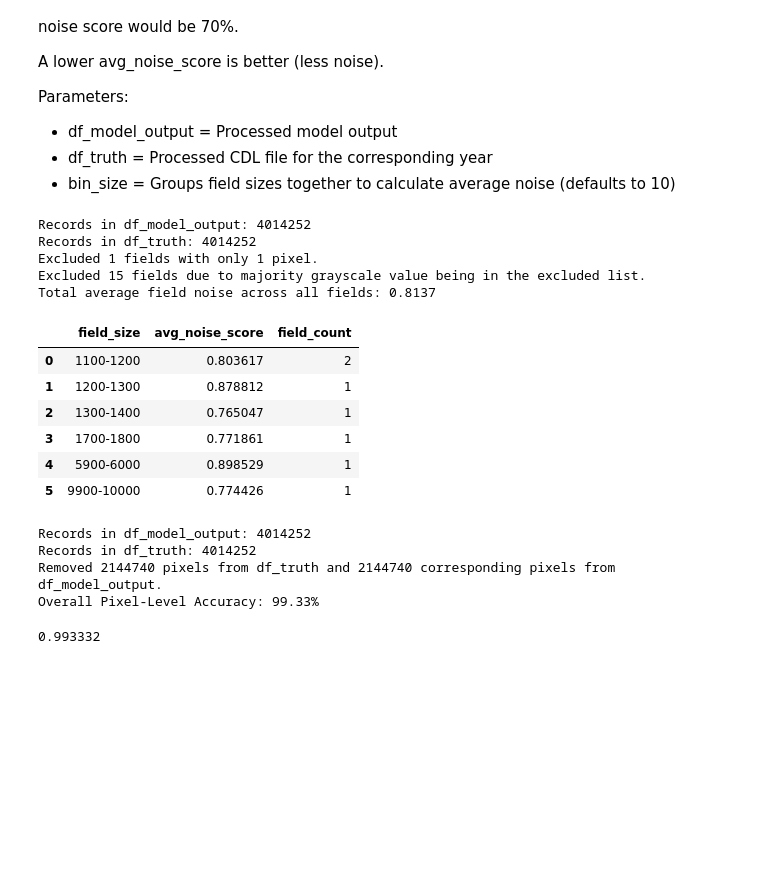
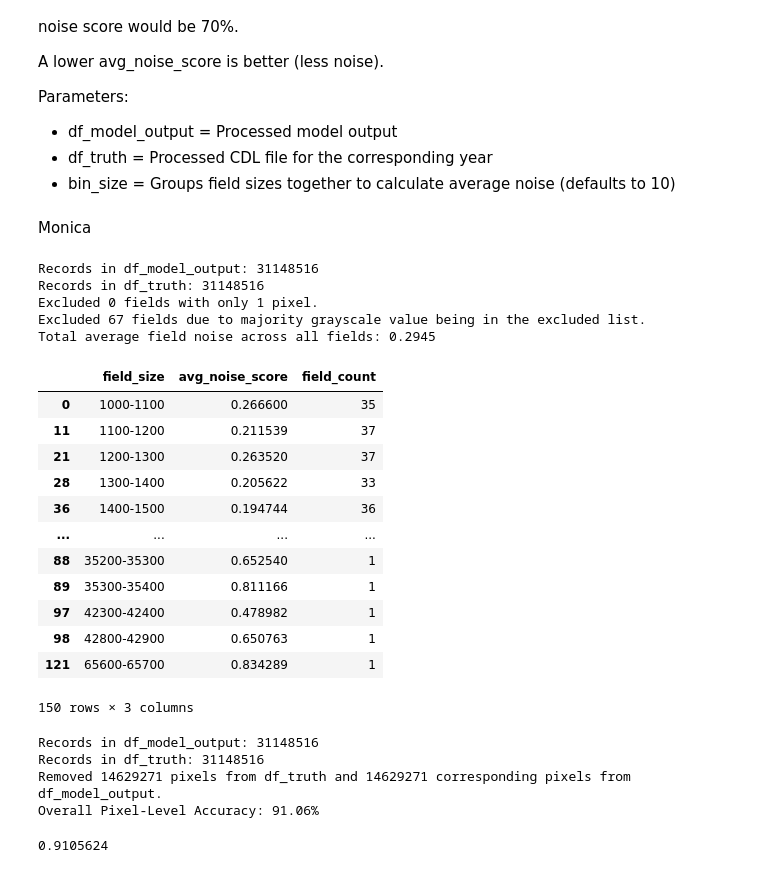
Before and after one commit to lingyundai/DAEN690-Team-Satellite-FBI, a Jupyter notebook: src/accuracy_calculator.ipynb, the cells around one changed output. Drawn from its saved outputs; the diff is of its cells as text; code cells hidden in the pictures; blank space fills up the shorter version.

```diff
--- a/src/accuracy_calculator.ipynb
+++ b/src/accuracy_calculator.ipynb
@@ -30,7 +30,7 @@ from PIL import Image
 from scipy.ndimage import generic_filter
 # %%
 # Load Reference CDL Images
-reference_tif_2019 = "2019_cdl_clipped.tif"
+reference_tif_2019 = "2019cdl_matched2sentinel.tif"
 reference_tif_2020 = "2020_cdl_clipped.tif"
 reference_tif_2021 = "2021_cdl_clipped.tif"
 reference_tif_2022 = "2022_cdl_clipped.tif"
@@ -387,24 +387,20 @@ This code will define functions that will process a grayscale model output tif i
 # %%
 #Define function to process model output
 def label_satelite_pixels(model_output_tif):
-    # Define target CDL dimensions (height, width)
-    target_shape = (1674, 2398)
+    with rasterio.open(model_output_tif) as src:
+        band = src.read(1).astype(np.uint8)  # Read and convert to uint8 if needed
 
-    with rasterio.open(model_output_tif) as src:
-        band = src.read(1).astype(np.float32)  # Read and convert to float for resizing
-
-        # Resize band to match CDL dimensions
-        band_resized = resize(band, target_shape, order=0, preserve_range=True, anti_aliasing=False).astype(np.uint8)
+        # Get original dimensions
+        height, width = band.shape
 
     # Generate x and y coordinate arrays
-    height, width = target_shape
     x_coords, y_coords = np.meshgrid(np.arange(width), np.arange(height))
 
     # Flatten and create DataFrame
     df = pd.DataFrame({
         'x': x_coords.flatten(),
         'y': y_coords.flatten(),
-        'grayscale_value': band_resized.flatten()
+        'grayscale_value': band.flatten()
     })
 
     return df
@@ -465,7 +461,7 @@ def process_model_output (df: pd.DataFrame, model_output_tif):
         # Ensure next field ID does not overlap
         field_counter = field_labels.max() + 1
 
-    return df
+    return df, field_labels
 # %% [markdown]
 ## Step 3 - Create Accuracy Calculators
 # %% [markdown]
@@ -608,9 +604,9 @@ def compute_pixel_level_accuracy(df_model_output, df_truth, exclude_values):
 This section of code performs the accuracy calculation. The model_output and df_truth variables in the cell below should be changed by the user to reference your model output image and associated CDL image that you want to compare it to.
 # %%
 # First, process your model output
-model_output = "monica.tif" #Replace monica.tif with your model output tif file
-df_truth = field_label_df_2020_with_filter #Replace with cdl year you want to compare to
-df_model_output = process_model_output((label_satelite_pixels(model_output)), model_output)
+model_output = "lin.tif" #Replace monica.tif with your model output tif file
+df_truth = field_label_df_2019_with_filter #Replace with cdl year you want to compare to
+df_model_output, field_labels = process_model_output((label_satelite_pixels(model_output)), model_output)
 # %% [markdown]
 Calculator 1 - Field Noise -  For each field in the model output, this calculation will identify how many pixels were expected to be in a different field based on the CDL image. The majority field is considered the "correct" field. For instance, if a field has 10 pixels, where 3 of them belong to the same field per the CDL file, and the other 7 all belong to 7 different fields per the CDL file, then the 3 pixels would be considered the "correct" field and the noise score would be 70%.
 
@@ -620,26 +616,34 @@ Parameters:
 * df_model_output = Processed model output
 * df_truth = Processed CDL file for the corresponding year
 * bin_size = Groups field sizes together to calculate average noise (defaults to 10)
+# %% [markdown]
+Monica
 # %%
-compute_field_noise(df_model_output_monica, df_truth, exclude_grayscale_values, bin_size = 100)
+compute_field_noise(df_model_output, df_truth, exclude_grayscale_values, bin_size = 100)
 # %% [output]
-Records in df_model_output: 4014252
-Records in df_truth: 4014252
-Excluded 1 fields with only 1 pixel.
-Excluded 15 fields due to majority grayscale value being in the excluded list.
-Total average field noise across all fields: 0.8137
+Records in df_model_output: 31148516
+Records in df_truth: 31148516
+Excluded 0 fields with only 1 pixel.
+Excluded 67 fields due to majority grayscale value being in the excluded list.
+Total average field noise across all fields: 0.2945
 |  | field_size | avg_noise_score | field_count |
-| 0 | 1100-1200 | 0.803617 | 2 |
-| 1 | 1200-1300 | 0.878812 | 1 |
-| 2 | 1300-1400 | 0.765047 | 1 |
-| 3 | 1700-1800 | 0.771861 | 1 |
-| 4 | 5900-6000 | 0.898529 | 1 |
-| 5 | 9900-10000 | 0.774426 | 1 |
+| 0 | 1000-1100 | 0.266600 | 35 |
+| 11 | 1100-1200 | 0.211539 | 37 |
+| 21 | 1200-1300 | 0.263520 | 37 |
+| 28 | 1300-1400 | 0.205622 | 33 |
+| 36 | 1400-1500 | 0.194744 | 36 |
+| ... | ... | ... | ... |
+| 88 | 35200-35300 | 0.652540 | 1 |
+| 89 | 35300-35400 | 0.811166 | 1 |
+| 97 | 42300-42400 | 0.478982 | 1 |
+| 98 | 42800-42900 | 0.650763 | 1 |
+| 121 | 65600-65700 | 0.834289 | 1 |
+150 rows × 3 columns
 # %%
-compute_pixel_level_accuracy(df_model_output_monica, df_truth, exclude_grayscale_values)
+compute_pixel_level_accuracy(df_model_output, df_truth, exclude_grayscale_values)
 # %% [output]
-Records in df_model_output: 4014252
-Records in df_truth: 4014252
-Removed 2144740 pixels from df_truth and 2144740 corresponding pixels from df_model_output.
-Overall Pixel-Level Accuracy: 99.33%
+Records in df_model_output: 31148516
+Records in df_truth: 31148516
+Removed 14629271 pixels from df_truth and 14629271 corresponding pixels from df_model_output.
+Overall Pixel-Level Accuracy: 91.06%
-0.993332
+0.9105624
```
Also changed, not shown: parts of 12 cells of this notebook.
